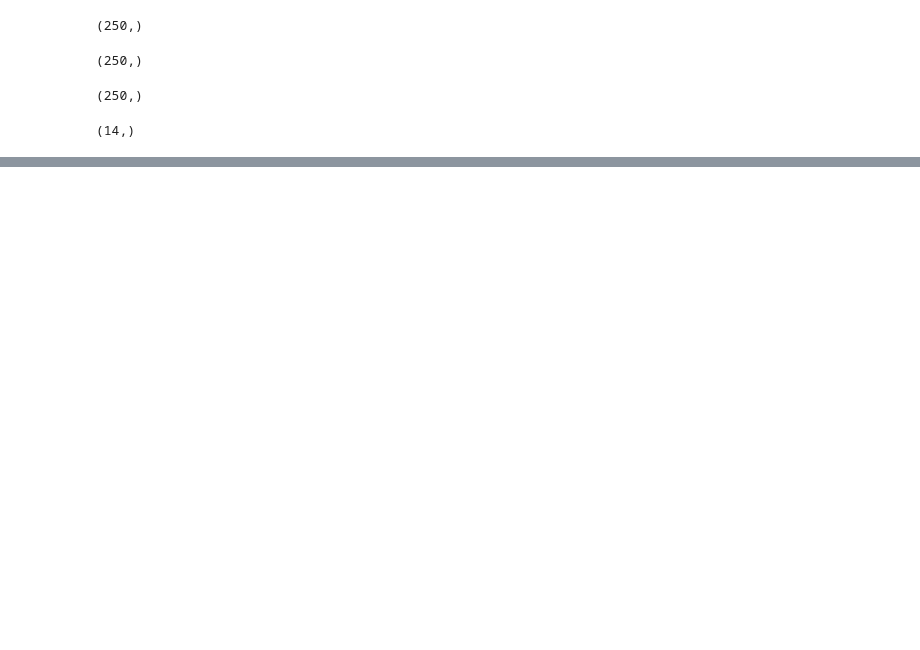
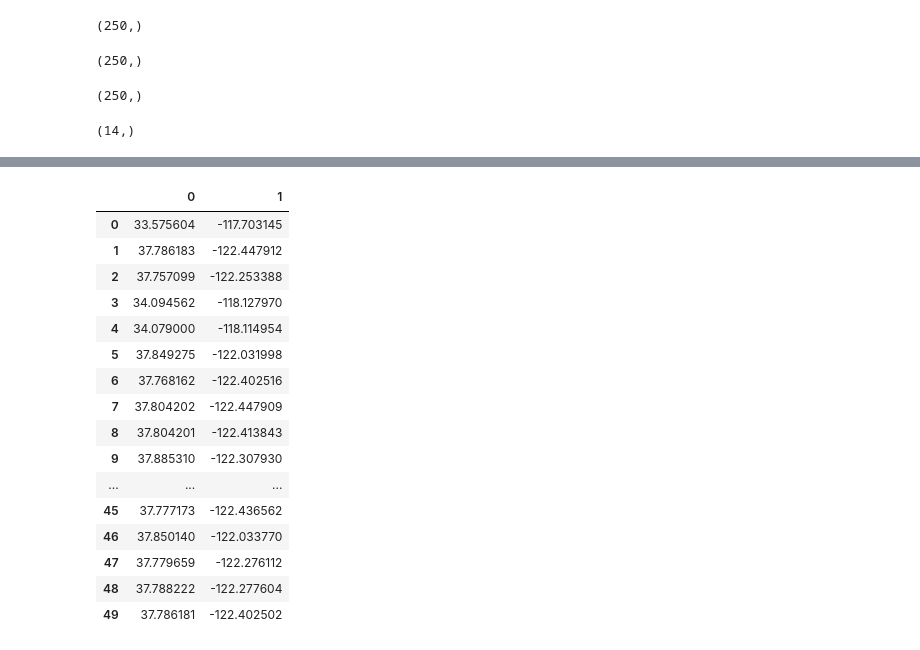
Before and after one commit to Brian-Lee/Coursera_Capstone, a Jupyter notebook: Brian's Capstone final notebook.ipynb, the cells around one changed output, grey strips where cells are left out. Saved outputs shown, nothing was run; the diff lists cells and outputs as text; code cells hidden in the pictures; blank space fills up the shorter version.

```diff
--- a/Brian's Capstone final notebook.ipynb
+++ b/Brian's Capstone final notebook.ipynb
@@ -205,0 +373,3 @@ data["Latitude"].shape
+# %%
+points = points.sample(frac=1).reset_index(drop=True)
+points.head()
@@ -205,0 +392,20 @@ data["Latitude"].shape
+# %%
+points
+# %% [output]
+|  | 0 | 1 |
+| 0 | 33.575604 | -117.703145 |
+| 1 | 37.786183 | -122.447912 |
+| 2 | 37.757099 | -122.253388 |
+| 3 | 34.094562 | -118.127970 |
+| 4 | 34.079000 | -118.114954 |
+| 5 | 37.849275 | -122.031998 |
+| 6 | 37.768162 | -122.402516 |
+| 7 | 37.804202 | -122.447909 |
+| 8 | 37.804201 | -122.413843 |
+| 9 | 37.885310 | -122.307930 |
+| ... | ... | ... |
+| 45 | 37.777173 | -122.436562 |
+| 46 | 37.850140 | -122.033770 |
+| 47 | 37.779659 | -122.276112 |
+| 48 | 37.788222 | -122.277604 |
+| 49 | 37.786181 | -122.402502 |
```
Also changed, not shown: parts of 33 cells of this notebook.
